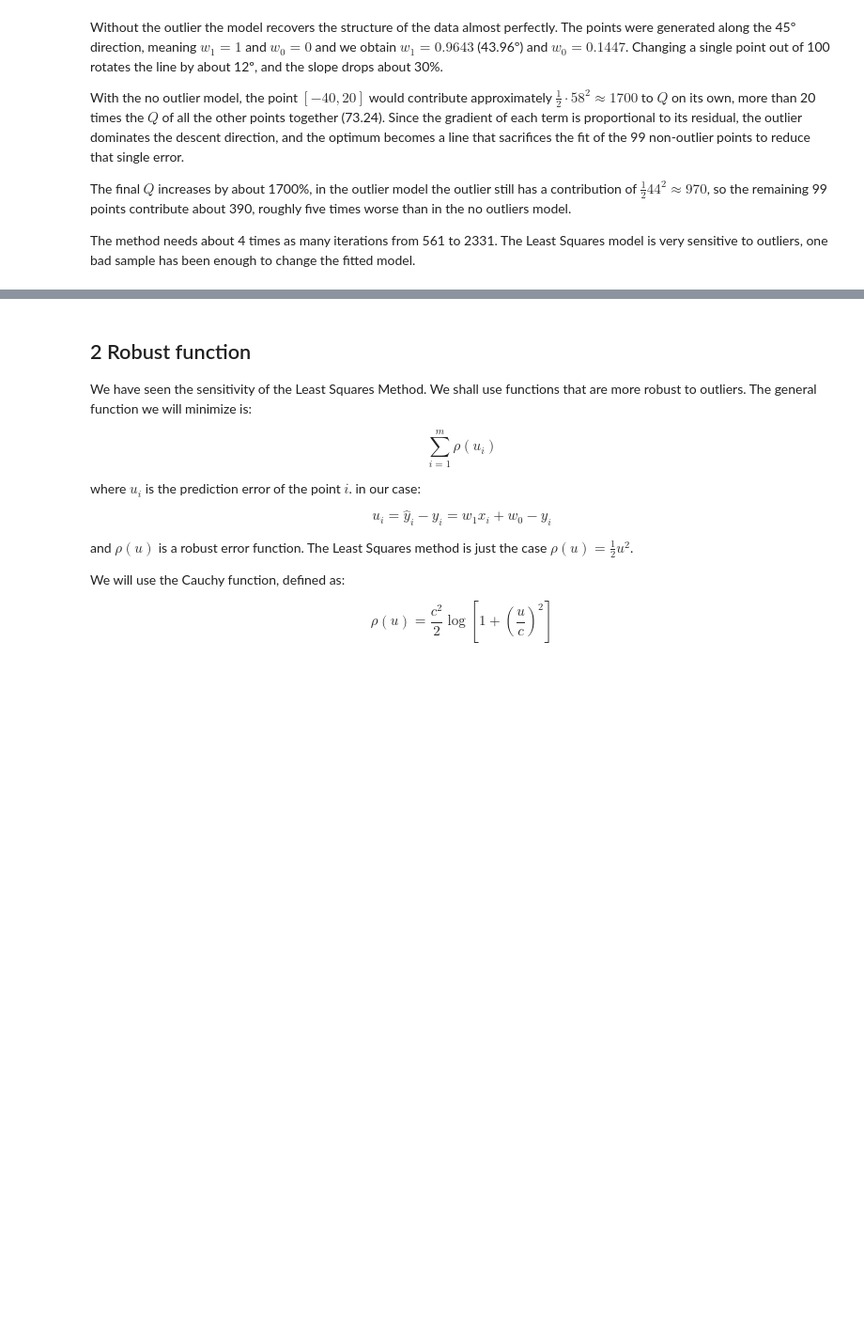
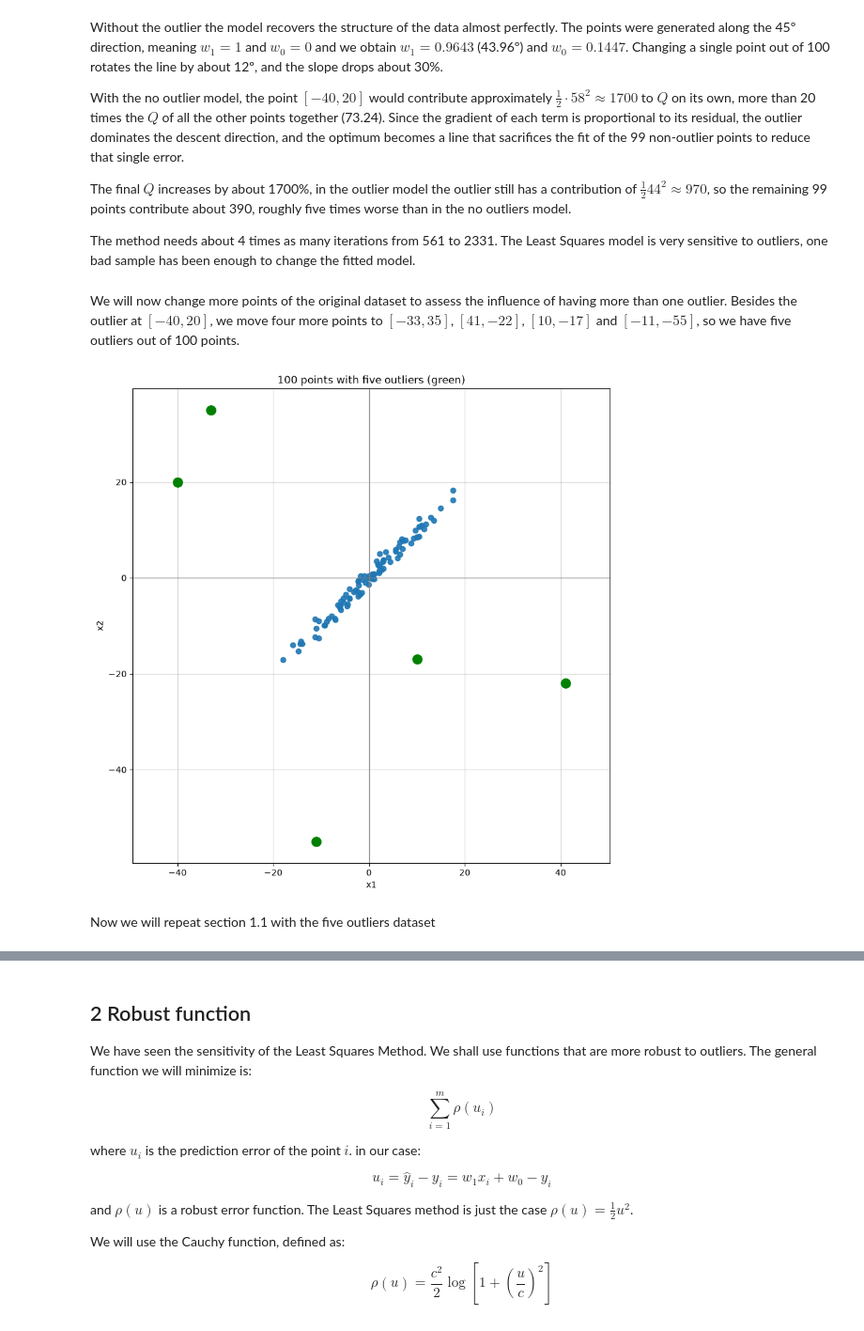
Before and after one commit to GCGCepi/Master_FPoDS, a Jupyter notebook: Optimization/Lab/Session 3/Session3.ipynb, the cells around one changed output, grey strips where cells are left out. Shown at 94% size. Saved outputs shown, nothing was run; the diff lists cells and outputs as text; code cells hidden in the pictures; blank space fills up the shorter version.

```diff
--- a/Optimization/Lab/Session 3/Session3.ipynb
+++ b/Optimization/Lab/Session 3/Session3.ipynb
@@ -249,3 +252,28 @@ With the no outlier model, the point $[-40, 20]$ would contribute approximately
 The final $Q$ increases by about 1700%, in the outlier model the outlier still has a contribution of $\frac{1}{2}44^{2}\approx 970$, so the remaining 99 points contribute about 390, roughly five times worse than in the no outliers model.
 
 The method needs about 4 times as many iterations from 561 to 2331. The Least Squares model is very sensitive to outliers, one bad sample has been enough to change the fitted model.
+# %% [markdown]
+We will now change more points of the original dataset to assess the influence of having more than one outlier. Besides the outlier at $\left[-40,20\right]$, we move four more points to $\left[-33,35\right]$, $\left[41,-22\right]$, $\left[10,-17\right]$ and $\left[-11,-55\right]$, so we have five outliers out of 100 points.
+# %%
+points_more_outliers = points_one_outlier.copy()
+points_more_outliers[2] = [-33,35]
+points_more_outliers[3] = [41,-22]
+points_more_outliers[4] = [10,-17]
+points_more_outliers[5] = [-11,-55]
+outliers_idx = [1, 2, 3, 4, 5]
+
+plt.figure(figsize=(10, 10))
+plt.scatter(points_more_outliers[:, 0], points_more_outliers[:, 1], alpha=0.9)
+plt.scatter(points_more_outliers[outliers_idx, 0], points_more_outliers[outliers_idx, 1], color="green", s=120, zorder=3)
+plt.axhline(0, color="gray", lw=0.9)
+plt.axvline(0, color="gray", lw=0.9)
+plt.axis("equal")
+plt.xlabel("x1")
+plt.ylabel("x2")
+plt.title(f"100 points with five outliers (green)")
+plt.grid(alpha=0.5)
+plt.show()
+# %% [output]
+[figure, added]
+# %% [markdown]
+Now we will repeat section 1.1 with the five outliers dataset
```
Also changed, not shown: parts of 36 cells of this notebook.
